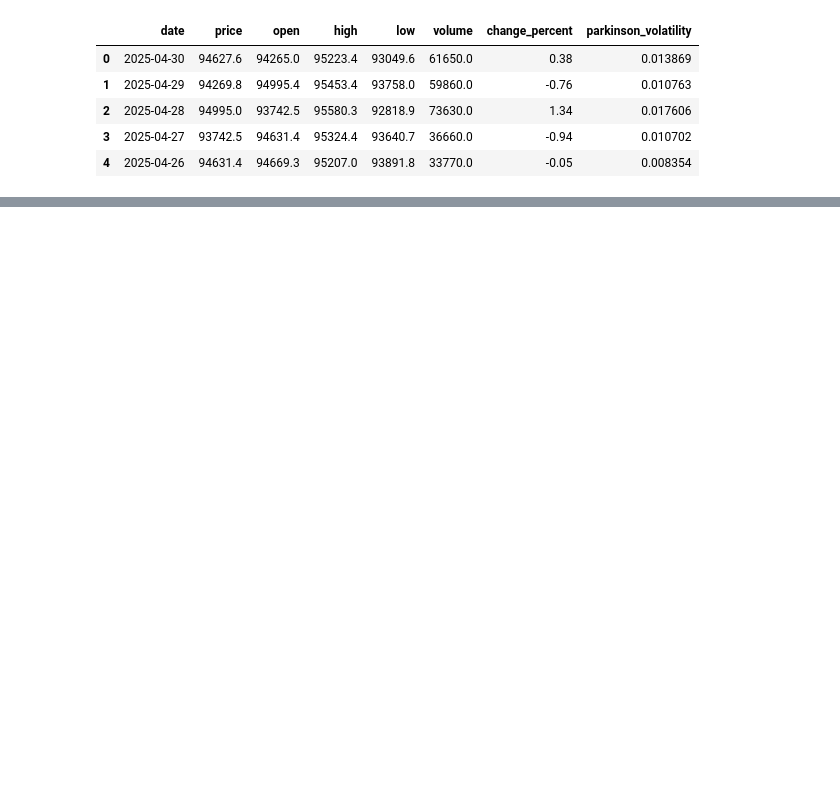
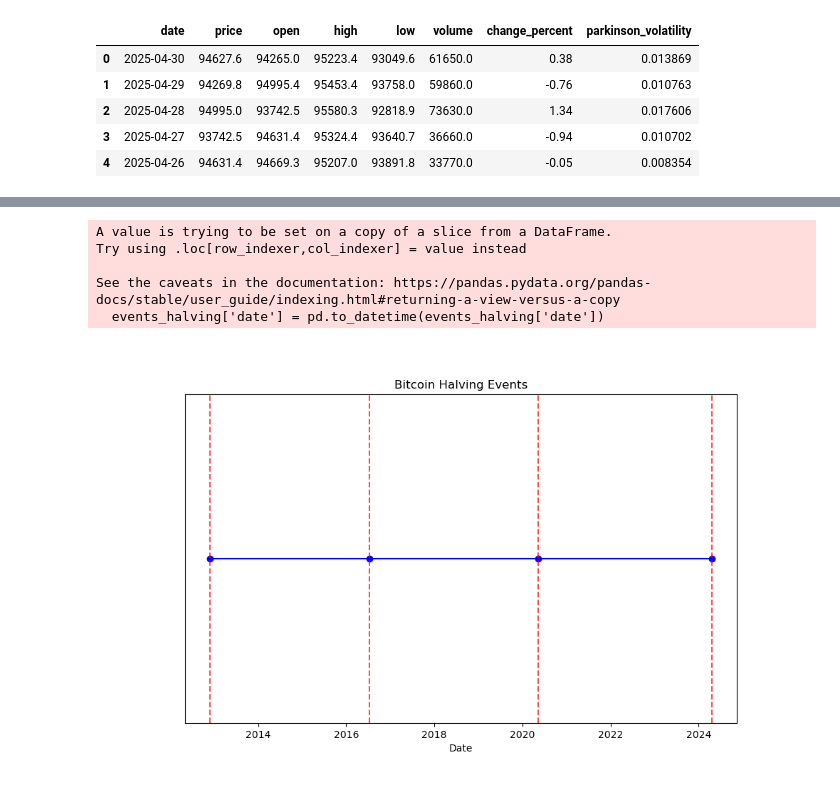
Before and after one commit to blairjdaniel/fintech_fraud, a Jupyter notebook: notebooks/data_import.ipynb, the cells around one changed output, grey strips where cells are left out. Saved outputs shown, nothing was run; the diff lists cells and outputs as text; code cells hidden in the pictures; blank space fills up the shorter version.

```diff
--- a/notebooks/data_import.ipynb
+++ b/notebooks/data_import.ipynb
@@ -368,0 +412,8 @@ plt.show()
+# %%
+events = pd.read_csv('/Users/blairjdaniel/fintech_fraud/data/events_updated.csv')
+# %%
+events_halving = events[events['subcategory'] == 'bitcoin_halving']
+events_election = events[events['subcategory'] == 'presidential_election']
+events_crypto = events[events['category'] == 'crypto']
+events_economic = events[events['category'] == 'economic']
+events_shock = events[events['category'] == 'shock']
@@ -368,0 +646,23 @@ plt.show()
+# %%
+#Ensure the 'date' column is in datetime format
+events_halving['date'] = pd.to_datetime(events_halving['date'])
+
+#Create a basic figure
+plt.figure(figsize=(10, 6))
+plt.plot_date(events_halving['date'], [1]*len(events_halving), linestyle='-', marker='o', color='blue')
+
+plt.title('Bitcoin Halving Events')
+plt.xlabel('Date')
+plt.yticks([]) # hide the y-axis ticks since we’re not plotting a numeric value
+
+#Add vertical lines and annotations for each event
+for idx, row in events_halving.iterrows(): plt.axvline(x=row['date'], color='red', linestyle='--', alpha=0.7) # if you have a description column, you can adjust the vertical position as needed plt.text(row['date'], 1.05, row.get('description', ''), rotation=90, verticalalignment='bottom', fontsize=8, color='red')
+
+plt.show()
+# %% [output]
+A value is trying to be set on a copy of a slice from a DataFrame.
+Try using .loc[row_indexer,col_indexer] = value instead
+
+See the caveats in the documentation: https://pandas.pydata.org/pandas-docs/stable/user_guide/indexing.html#returning-a-view-versus-a-copy
+  events_halving['date'] = pd.to_datetime(events_halving['date'])
+[figure, added]
```
Also changed, not shown: parts of 45 cells of this notebook.
